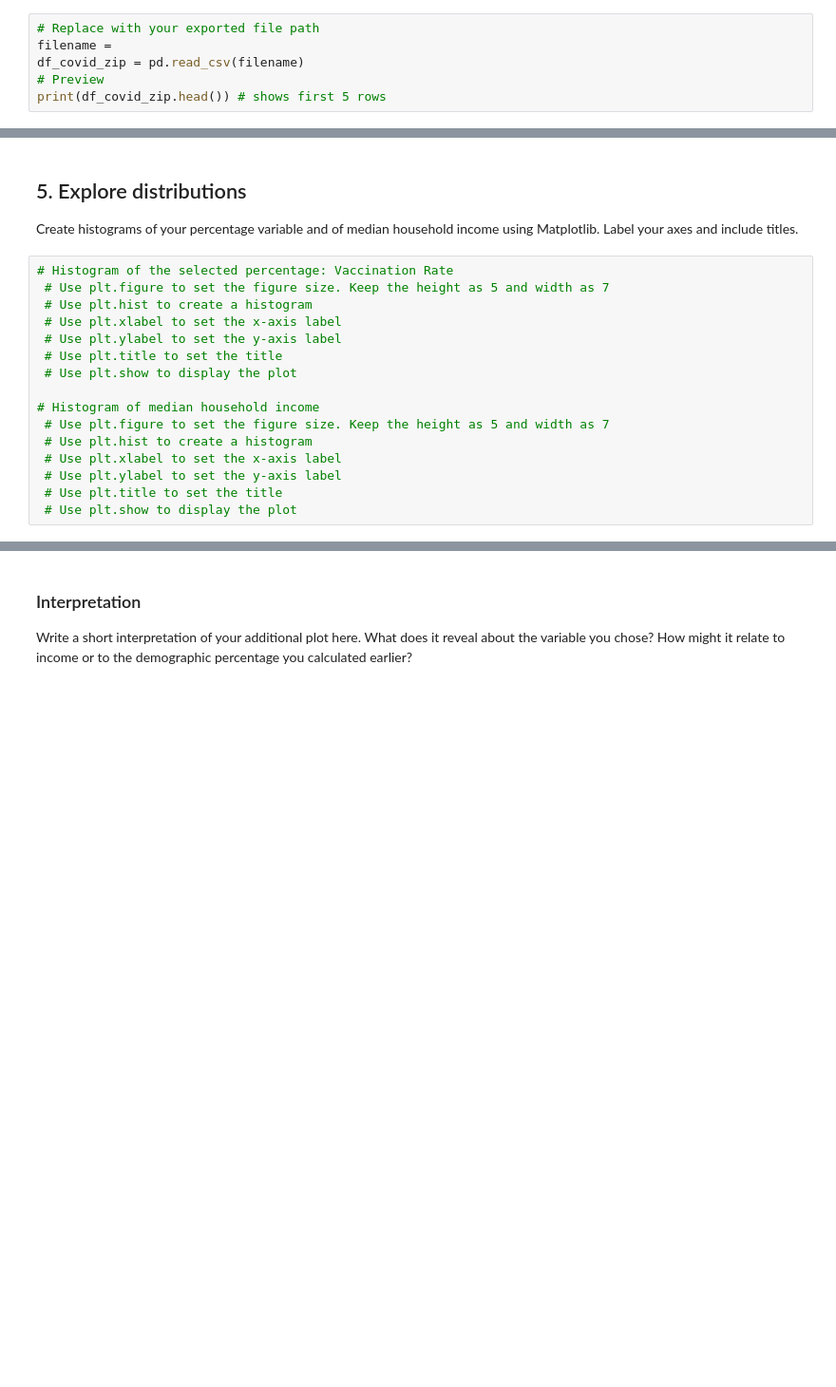
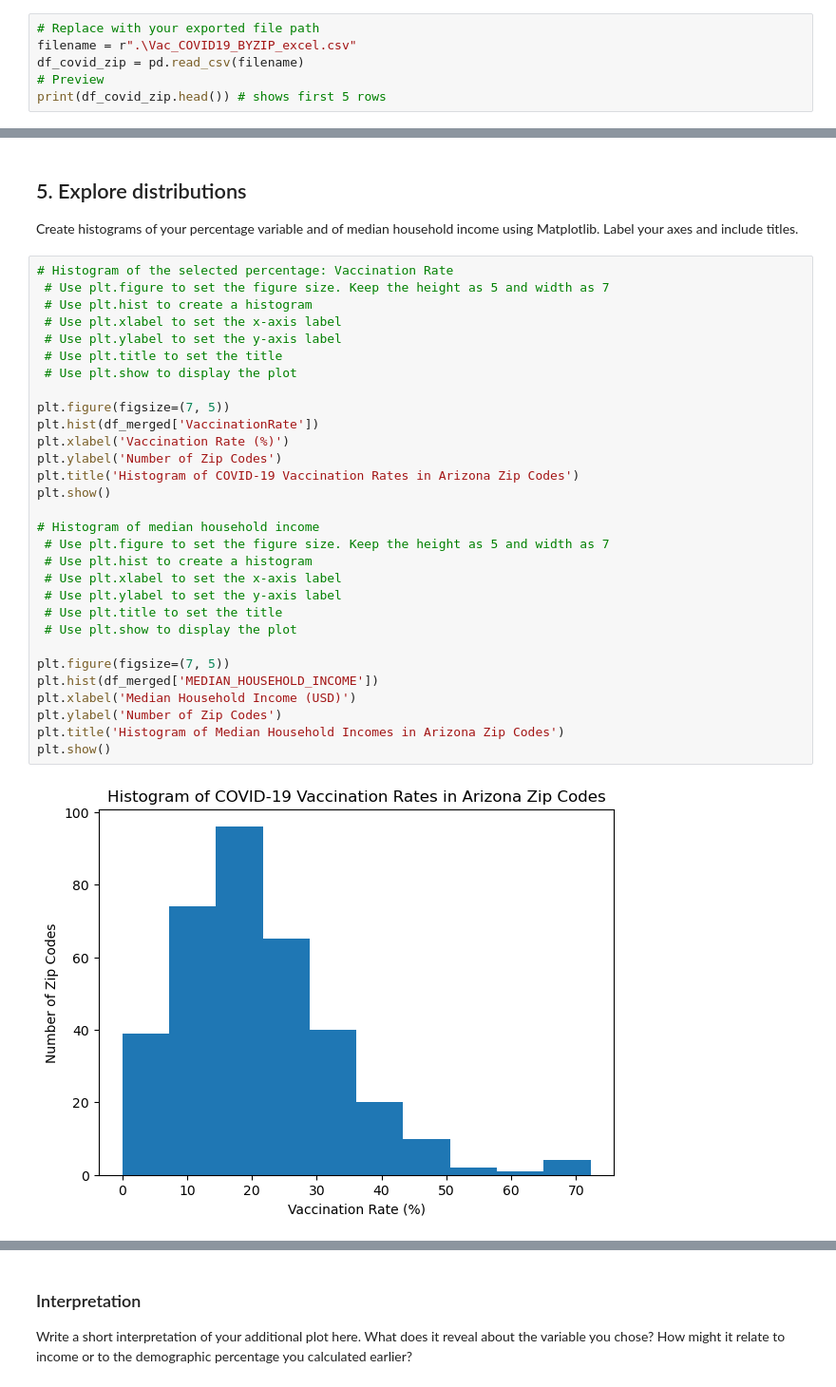
Before and after one commit to arjavrawal/sgsup-arjav-222, a Jupyter notebook: lab/lab03/Lab03_NotebookForStudents.ipynb, the cells around one changed output, grey strips where cells are left out. Shown at 95% size. Drawn from its saved outputs; the diff is of its cells as text; blank space fills up the shorter version.

```diff
--- a/lab/lab03/Lab03_NotebookForStudents.ipynb
+++ b/lab/lab03/Lab03_NotebookForStudents.ipynb
@@ -85,7 +128,7 @@ The next dataset is from https://www.azdhs.gov/. They have Covid-19 vaccinations
 Make sure your secondary table has a column containing the ZIP code.
 # %%
 # Replace with your exported file path
-filename =
+filename = r".\Vac_COVID19_BYZIP_excel.csv"
 df_covid_zip = pd.read_csv(filename)
 # Preview
 print(df_covid_zip.head()) # shows first 5 rows
@@ -192,16 +294,32 @@ Create histograms of your percentage variable and of median household income usi
 # %%
 # Histogram of the selected percentage: Vaccination Rate
  # Use plt.figure to set the figure size. Keep the height as 5 and width as 7
  # Use plt.hist to create a histogram
  # Use plt.xlabel to set the x-axis label
  # Use plt.ylabel to set the y-axis label
  # Use plt.title to set the title
  # Use plt.show to display the plot
 
+plt.figure(figsize=(7, 5))
+plt.hist(df_merged['VaccinationRate'])
+plt.xlabel('Vaccination Rate (%)')
+plt.ylabel('Number of Zip Codes')
+plt.title('Histogram of COVID-19 Vaccination Rates in Arizona Zip Codes')
+plt.show()
+
 # Histogram of median household income
  # Use plt.figure to set the figure size. Keep the height as 5 and width as 7
  # Use plt.hist to create a histogram
  # Use plt.xlabel to set the x-axis label
  # Use plt.ylabel to set the y-axis label
  # Use plt.title to set the title
  # Use plt.show to display the plot
+
+plt.figure(figsize=(7, 5))
+plt.hist(df_merged['MEDIAN_HOUSEHOLD_INCOME'])
+plt.xlabel('Median Household Income (USD)')
+plt.ylabel('Number of Zip Codes')
+plt.title('Histogram of Median Household Incomes in Arizona Zip Codes')
+plt.show()
+# %% [output]
+[figure, added]
```
Also changed, not shown: parts of 12 cells of this notebook, 6 other files.
